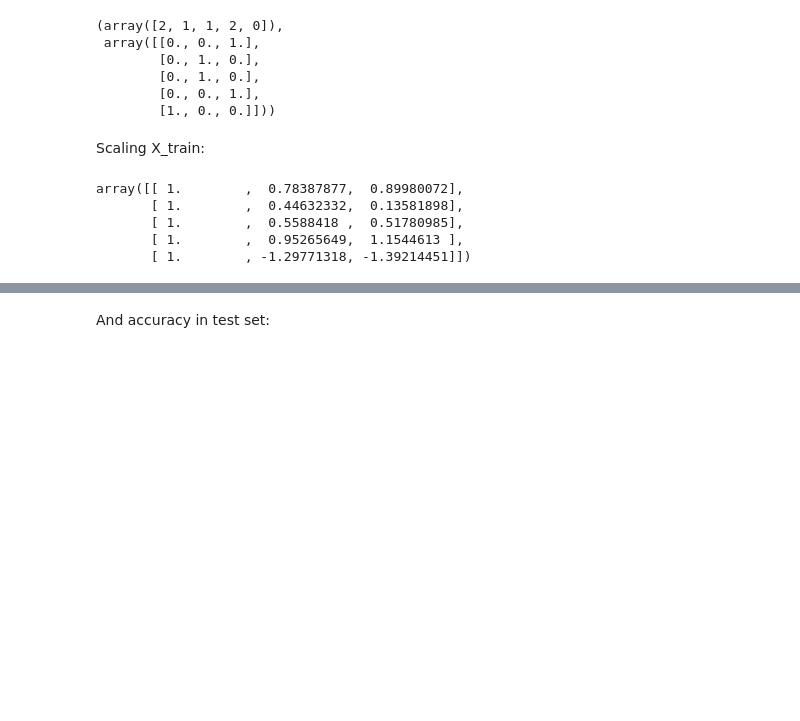
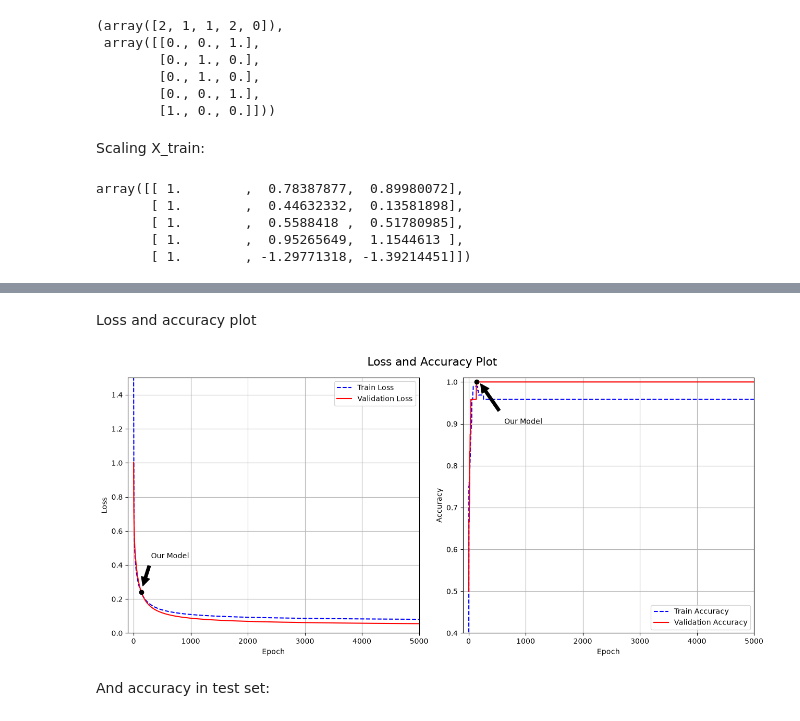
Before and after one commit to neckpuck/softmax_regression_from_scratch, a Jupyter notebook: notebook/softmax_regression.ipynb, the cells around one changed output, grey strips where cells are left out. Cells and saved outputs as stored; diff of their text form; code cells hidden in the pictures; blank space fills up the shorter version.

Commit message:
Added cross_entropy function and loss and accuracy plot

```diff
--- a/notebook/softmax_regression.ipynb
+++ b/notebook/softmax_regression.ipynb
@@ -164,18 +164,23 @@ $\nabla_{\theta^{(k)}}J(\Theta) = \frac{1}{m}\sum_{i=0}^{m}(\hat{p}_{k}^{(i)} -
 # %%
 import numpy as np
 
-def evaluate_gradients(X, y, matrix_weight):
+def evaluate_gradients_and_loss(X, y, matrix_weight):
     scores = X @ matrix_weight.T # scores: (m x K)
     scores = scores - scores.max(axis=1, keepdims=True) # overflow protection
     exp_scores = np.exp(scores)
     proba = exp_scores / exp_scores.sum(axis=1, keepdims=True) # proba: (m x K), one hot y: (m x K)
+    loss = cross_entropy(proba, y)
     gradients = ((proba - y).T @ X) / X.shape[0]
     # (proba - y): (m x K), (proba - y).T: (K x m), X: (m x n)
     # (proba - y).T @ X: (K x n)
-    return gradients
+    return gradients, loss
+# %%
+def cross_entropy(proba, y):
+    m = y.shape[0]
+    return ((y * np.log(proba)).sum(axis=1)).sum(axis=0) / -m
 # %%
 t0, t1 = 200, 1000
 
-def learning_schedule(t):
-    return t0 / (t + t1)
+def learning_schedule(epoch):
+    return t0 / (epoch + t1)
 # %%
@@ -235,3 +271,41 @@ Epoch: 4500
+# %% [markdown]
+Loss and accuracy plot
+# %%
+import matplotlib.pyplot as plt
+%matplotlib inline
+
+fig, axes = plt.subplots(1, 2, figsize=(13, 6), layout="tight")
+axes[0].plot(all_loss_train, "b--", label="Train Loss")
+axes[0].plot(all_loss_valid, "r-", label="Validation Loss")
+axes[0].plot(best_epoch, best_val_loss, "ko")
+axes[0].annotate(
+    "Our Model",
+    xy=(best_epoch, best_val_loss + 1e-2),
+    xytext=(best_epoch + 170, best_val_loss + 0.2),
+    arrowprops=dict(facecolor="black", shrink=0.15),
+)
+axes[0].set_xlabel("Epoch")
+axes[0].set_ylabel("Loss")
+axes[0].set_xlim(-100, 5000)
+axes[0].set_ylim(0, 1.5)
+axes[1].plot(all_accuracy_train, "b--", label="Train Accuracy")
+axes[1].plot(all_accuracy_valid, "r-", label="Validation Accuracy")
+axes[1].plot(best_epoch, best_val_accuracy, "ko")
+axes[1].annotate(
+    "Our Model",
+    xy=(best_epoch, best_val_accuracy + 1e-2),
+    xytext=(best_epoch + 490, best_val_accuracy - 0.1),
+    arrowprops=dict(facecolor="black", shrink=0.15),
+)
+axes[1].set_xlabel("Epoch")
+axes[1].set_ylabel("Accuracy")
+axes[1].set_xlim(-100, 5000)
+axes[1].set_ylim(0.4, 1 + 1e-2)
+axes[0].grid(); axes[1].grid()
+axes[0].legend(loc="upper right"); axes[1].legend(loc="lower right")
+plt.suptitle("Loss and Accuracy Plot", fontsize=16);
+# %% [output]
+[figure, added]
 # %% [markdown]
 And accuracy in test set:
 # %%
```
Also changed, not shown: parts of 2 cells of this notebook.
